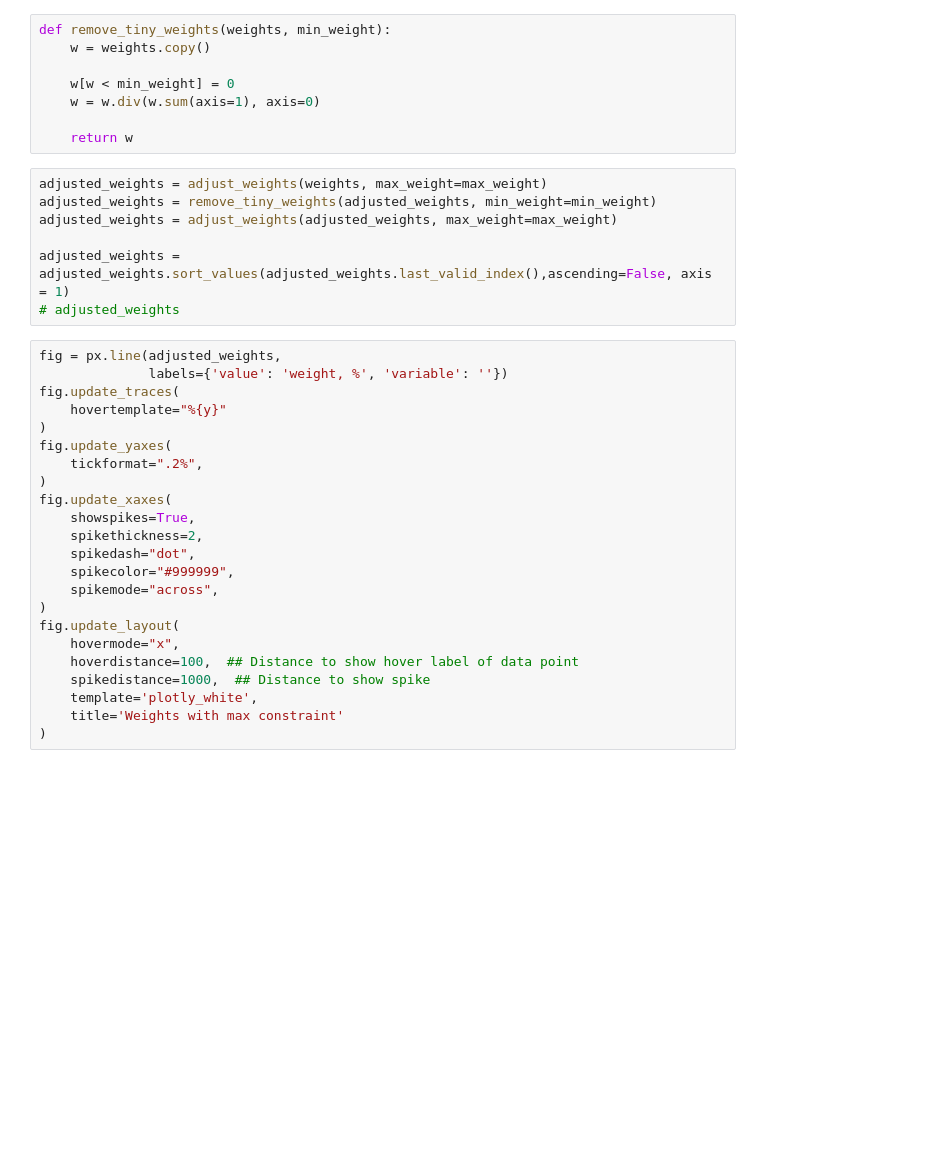
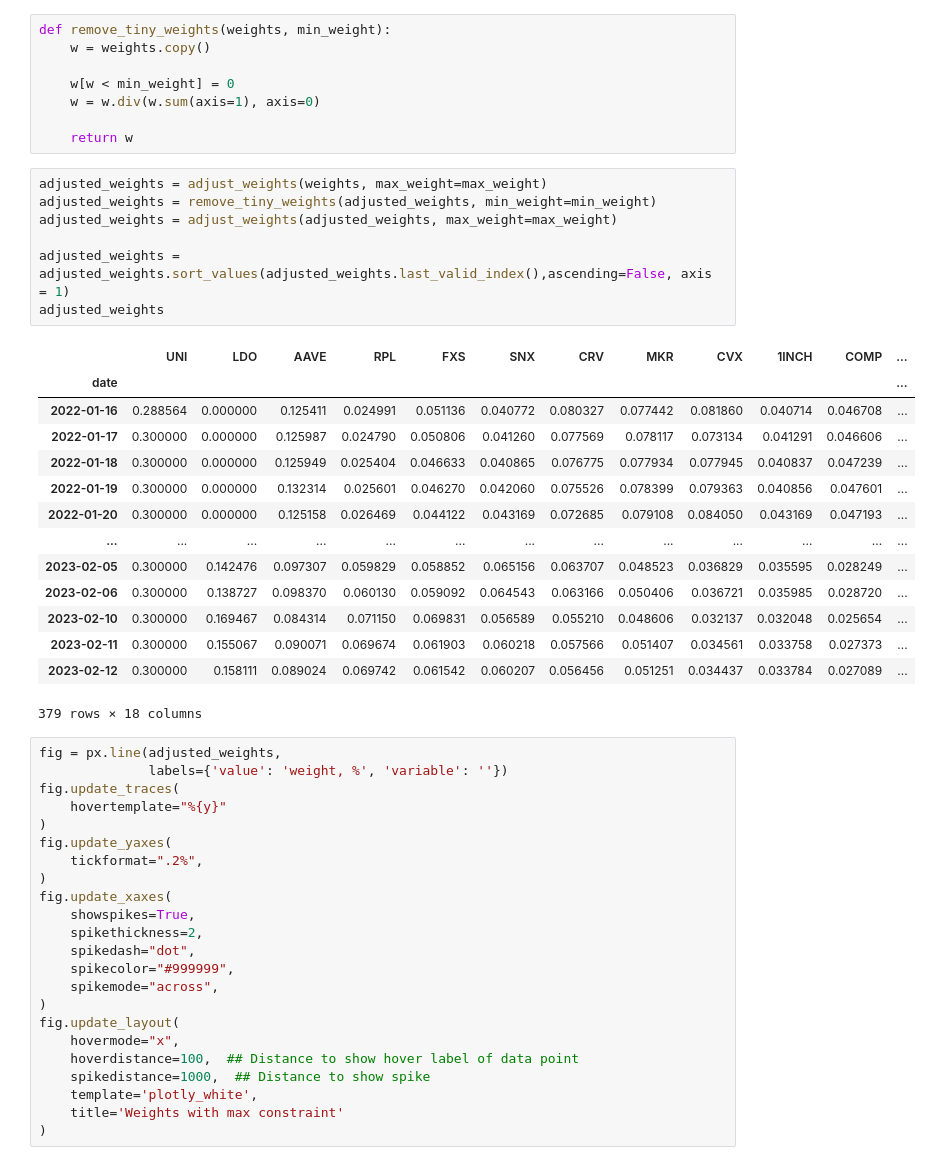
Before and after one commit to Phuture-Finance/rebalancing-data, a Jupyter notebook: PDI/pdi_March_2023.ipynb, the cells around one changed output. Saved outputs shown, nothing was run; the diff lists cells and outputs as text; blank space fills up the shorter version.

```diff
--- a/PDI/pdi_March_2023.ipynb
+++ b/PDI/pdi_March_2023.ipynb
@@ -501,10 +504,25 @@ def remove_tiny_weights(weights, min_weight):
 # %%
 adjusted_weights = adjust_weights(weights, max_weight=max_weight)
 adjusted_weights = remove_tiny_weights(adjusted_weights, min_weight=min_weight)
 adjusted_weights = adjust_weights(adjusted_weights, max_weight=max_weight)
 
 adjusted_weights = adjusted_weights.sort_values(adjusted_weights.last_valid_index(),ascending=False, axis = 1)
-# adjusted_weights
+adjusted_weights
+# %% [output]
+|  | UNI | LDO | AAVE | RPL | FXS | SNX | CRV | MKR | CVX | 1INCH | COMP | ... |
+| date |  |  |  |  |  |  |  |  |  |  |  | ... |
+| 2022-01-16 | 0.288564 | 0.000000 | 0.125411 | 0.024991 | 0.051136 | 0.040772 | 0.080327 | 0.077442 | 0.081860 | 0.040714 | 0.046708 | ... |
+| 2022-01-17 | 0.300000 | 0.000000 | 0.125987 | 0.024790 | 0.050806 | 0.041260 | 0.077569 | 0.078117 | 0.073134 | 0.041291 | 0.046606 | ... |
+| 2022-01-18 | 0.300000 | 0.000000 | 0.125949 | 0.025404 | 0.046633 | 0.040865 | 0.076775 | 0.077934 | 0.077945 | 0.040837 | 0.047239 | ... |
+| 2022-01-19 | 0.300000 | 0.000000 | 0.132314 | 0.025601 | 0.046270 | 0.042060 | 0.075526 | 0.078399 | 0.079363 | 0.040856 | 0.047601 | ... |
+| 2022-01-20 | 0.300000 | 0.000000 | 0.125158 | 0.026469 | 0.044122 | 0.043169 | 0.072685 | 0.079108 | 0.084050 | 0.043169 | 0.047193 | ... |
+| ... | ... | ... | ... | ... | ... | ... | ... | ... | ... | ... | ... | ... |
+| 2023-02-05 | 0.300000 | 0.142476 | 0.097307 | 0.059829 | 0.058852 | 0.065156 | 0.063707 | 0.048523 | 0.036829 | 0.035595 | 0.028249 | ... |
+| 2023-02-06 | 0.300000 | 0.138727 | 0.098370 | 0.060130 | 0.059092 | 0.064543 | 0.063166 | 0.050406 | 0.036721 | 0.035985 | 0.028720 | ... |
+| 2023-02-10 | 0.300000 | 0.169467 | 0.084314 | 0.071150 | 0.069831 | 0.056589 | 0.055210 | 0.048606 | 0.032137 | 0.032048 | 0.025654 | ... |
+| 2023-02-11 | 0.300000 | 0.155067 | 0.090071 | 0.069674 | 0.061903 | 0.060218 | 0.057566 | 0.051407 | 0.034561 | 0.033758 | 0.027373 | ... |
+| 2023-02-12 | 0.300000 | 0.158111 | 0.089024 | 0.069742 | 0.061542 | 0.060207 | 0.056456 | 0.051251 | 0.034437 | 0.033784 | 0.027089 | ... |
+379 rows × 18 columns
 # %%
 fig = px.line(adjusted_weights,
               labels={'value': 'weight, %', 'variable': ''})
```
Also changed, not shown: parts of 6 cells of this notebook, 1 other file.
